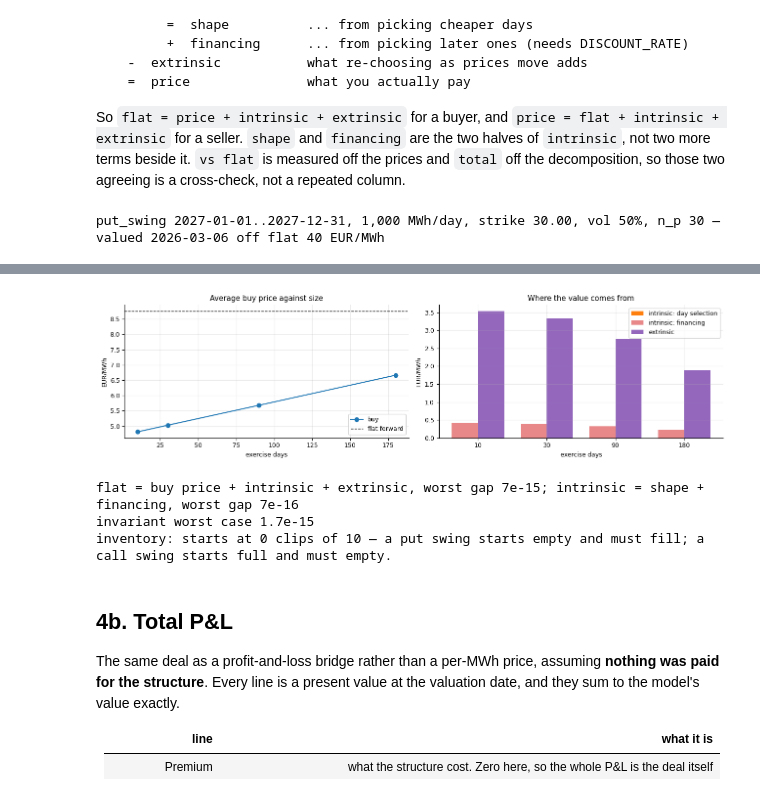
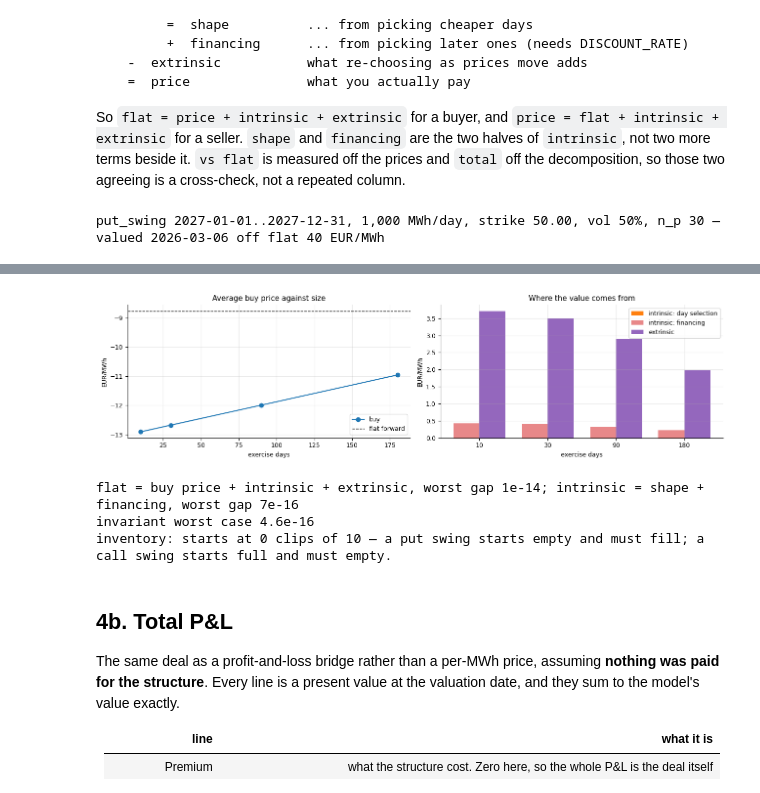
Before and after one commit to dmitry-goryunov/Storage, a Jupyter notebook: Products.ipynb, the cells around one changed output, grey strips where cells are left out. Drawn from its saved outputs; the diff is of its cells as text; code cells hidden in the pictures.

```diff
--- a/Products.ipynb
+++ b/Products.ipynb
@@ -208,7 +208,7 @@ PRODUCT_TYPE  = "put_swing"                 # "put_swing" = buy | "call_swing" =
 START, END    = "2027-01-01", "2027-12-31"
 DAY_COUNTS    = [10, 30, 90, 180]
 MWH_PER_DAY   = 1_000
-STRIKE        = 30.0    # EUR/MWh against the index; 0.0 = pay/receive the index itself
+STRIKE        = 50.0    # EUR/MWh against the index; 0.0 = pay/receive the index itself
 
 VOL           = 0.50    # annualised
 SMR           = 1.0     # mean reversion per year
@@ -289,7 +289,10 @@ def price(days, n_p=None, run_intrinsic=True, discount_rate=None):
     gross = float(injected.sum() + withdrawn.sum())
 
     diag = dict(v0=v0, gross_mwh=gross, delta_mwh=float(dl.sum()),
-                price_per_mwh=abs(v0) / gross if gross else np.nan,
+                # Signed by side, not abs(): a strike above the curve flips the
+                # value of a put swing positive, and abs() would report a cost
+                # where the deal actually pays you.
+                price_per_mwh=(-v0 if SIDE == "buy" else v0) / gross if gross else np.nan,
                 invariant=abs(float(np.dot(df * dl, s.fwd) - cash) - v0) / max(abs(v0), 1.0),
                 starts=s.initial_state, n_states=s.n_states, secs=secs)
 
@@ -419,6 +422,12 @@ plt.tight_layout(); plt.show()
 _gap = (summary["vs flat"] - summary["total"]).abs().max()
 _sub = (summary["of which shape"] + summary["of which financing"]
         - summary["intrinsic"]).abs().max()
+_scale = max(summary["flat EUR/MWh"].abs().max(), 1.0)
+if _gap > 1e-6 * _scale or _sub > 1e-6 * _scale:
+    raise AssertionError(
+        f"the decomposition does not reconcile with the prices: `vs flat` and `total` "
+        f"differ by {_gap:.3e}, shape + financing and intrinsic by {_sub:.3e}. One of "
+        f"the reported numbers is wrong — do not read this table.")
 print(f"flat = {SIDE} price {'+' if SIDE == 'buy' else '-'} intrinsic "
       f"{'+' if SIDE == 'buy' else '-'} extrinsic, worst gap {_gap:.0e}; "
       f"intrinsic = shape + financing, worst gap {_sub:.0e}")
@@ -427,6 +436,6 @@ print(f"inventory: starts at {RUNS[DAY_COUNTS[0]][2]['starts']} clips of "
       f"{RUNS[DAY_COUNTS[0]][2]['n_states']} — a put swing starts empty and must fill; a call "
       f"swing starts full and must empty.")
 # %% [output]
-put_swing 2027-01-01..2027-12-31, 1,000 MWh/day, strike 30.00, vol 50%, n_p 30 — valued 2026-03-06 off flat 40 EUR/MWh
+put_swing 2027-01-01..2027-12-31, 1,000 MWh/day, strike 50.00, vol 50%, n_p 30 — valued 2026-03-06 off flat 40 EUR/MWh
 |  | MWh | % of window | strike | buy price EUR/MWh | flat EUR/MWh | vs flat | intrinsic | of which shape | ... |
 | days |  |  |  |  |  |  |  |  | ... |
@@ -437,6 +446,6 @@ put_swing 2027-01-01..2027-12-31, 1,000 MWh/day, strike 30.00, vol 50%, n_p 30
-[figure, old version]
+[figure, new version]
-flat = buy price + intrinsic + extrinsic, worst gap 7e-15; intrinsic = shape + financing, worst gap 7e-16
-invariant worst case 1.7e-15
+flat = buy price + intrinsic + extrinsic, worst gap 1e-14; intrinsic = shape + financing, worst gap 7e-16
+invariant worst case 4.6e-16
 inventory: starts at 0 clips of 10 — a put swing starts empty and must fill; a call swing starts full and must empty.
 # %% [markdown]
 ## 4b. Total P&L
```
Also changed, not shown: parts of 8 cells of this notebook, 2 other files.
